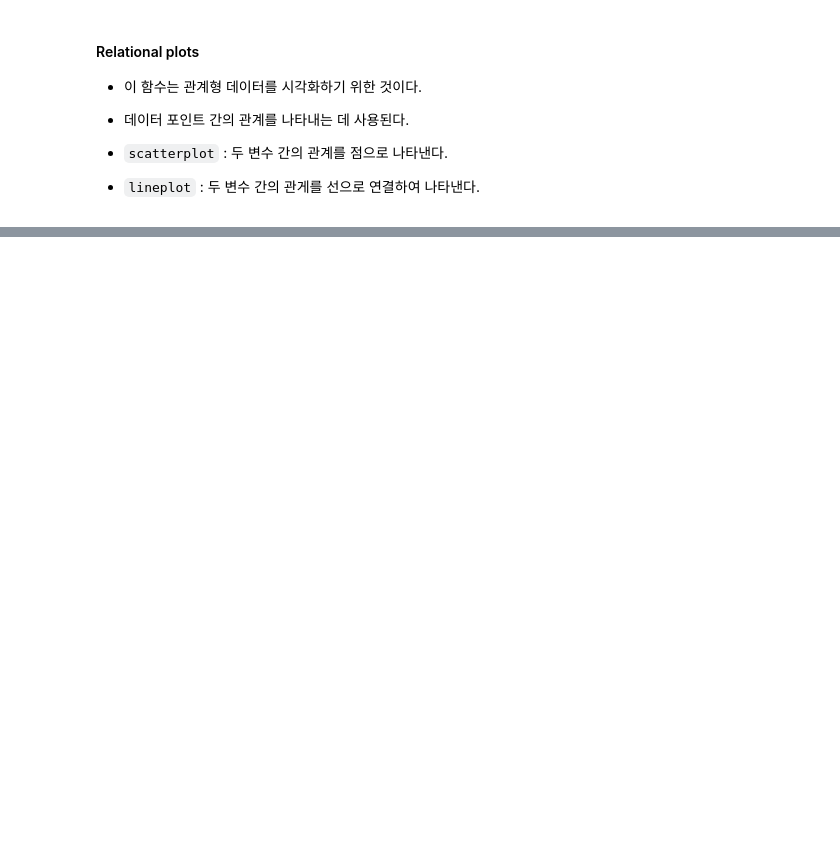
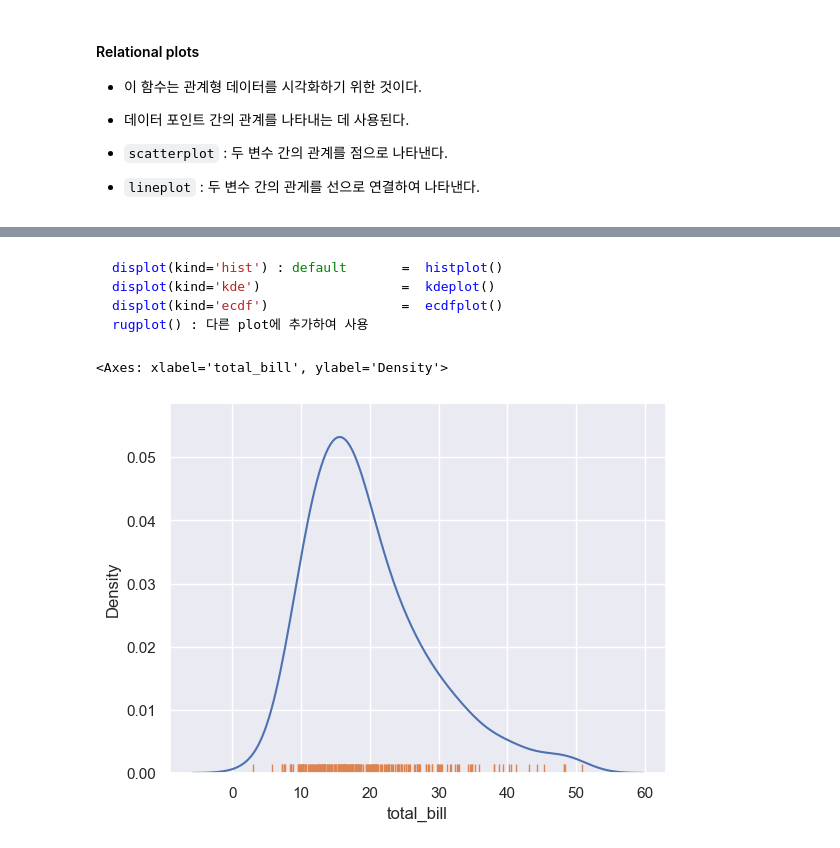
Before and after one commit to Sianus/UOU_BigData, a Jupyter notebook: SWB/lastterm.ipynb, the cells around one changed output, grey strips where cells are left out. Saved outputs shown, nothing was run; the diff lists cells and outputs as text; code cells hidden in the pictures; blank space fills up the shorter version.

````diff
--- a/SWB/lastterm.ipynb
+++ b/SWB/lastterm.ipynb
@@ -552,0 +586,16 @@ import seaborn as sns
+# %% [markdown]
+```Python
+displot(kind='hist') : default       =  histplot()
+displot(kind='kde')                  =  kdeplot()
+displot(kind='ecdf')                 =  ecdfplot()
+rugplot() : 다른 plot에 추가하여 사용
+```
+# %%
+sns.set_theme()
+# %%
+tips = sns.load_dataset('tips')
+sns.kdeplot(data=tips, x='total_bill')
+sns.rugplot(data=tips, x='total_bill')
+# %% [output]
+<Axes: xlabel='total_bill', ylabel='Density'>
+[figure, added]
````
Also changed, not shown: parts of 86 cells of this notebook.
